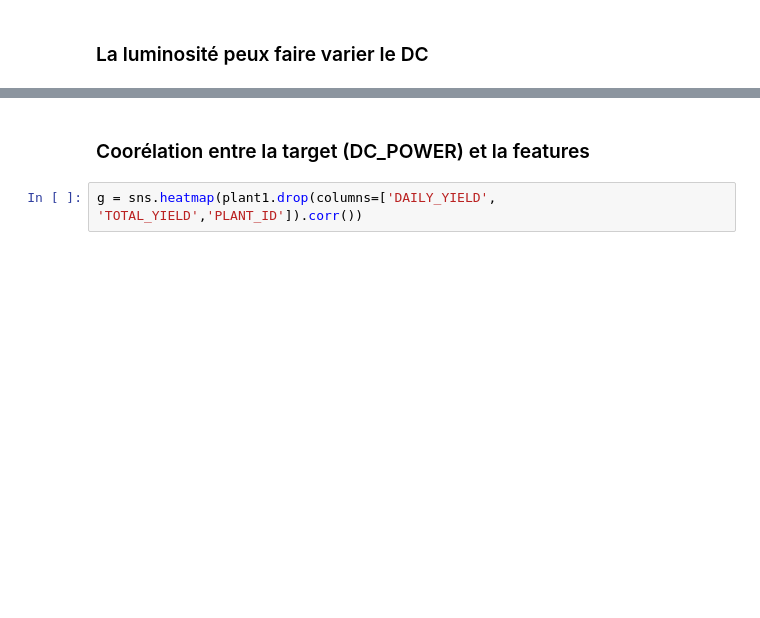
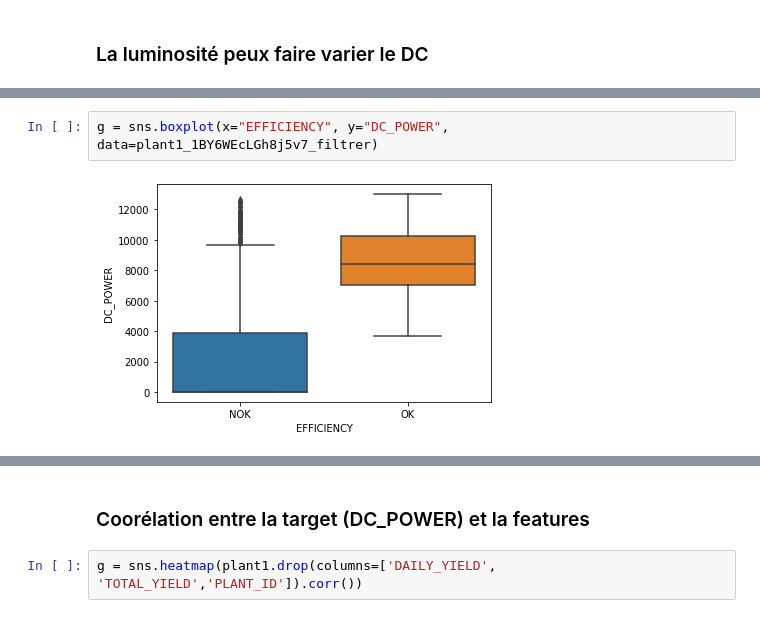
Before and after one commit to allanCouderette/ML_Solar_Power, a Jupyter notebook: ProjetPower.ipynb, the cells around one changed output, grey strips where cells are left out. Saved outputs shown, nothing was run; the diff lists cells and outputs as text; blank space fills up the shorter version.

```diff
--- a/ProjetPower.ipynb
+++ b/ProjetPower.ipynb
@@ -260,0 +344,4 @@ fig.set_size_inches(20,6)
+# %%
+g = sns.boxplot(x="EFFICIENCY", y="DC_POWER", data=plant1_1BY6WEcLGh8j5v7_filtrer)
+# %% [output]
+[figure, added]
```
Also changed, not shown: parts of 80 cells of this notebook.
